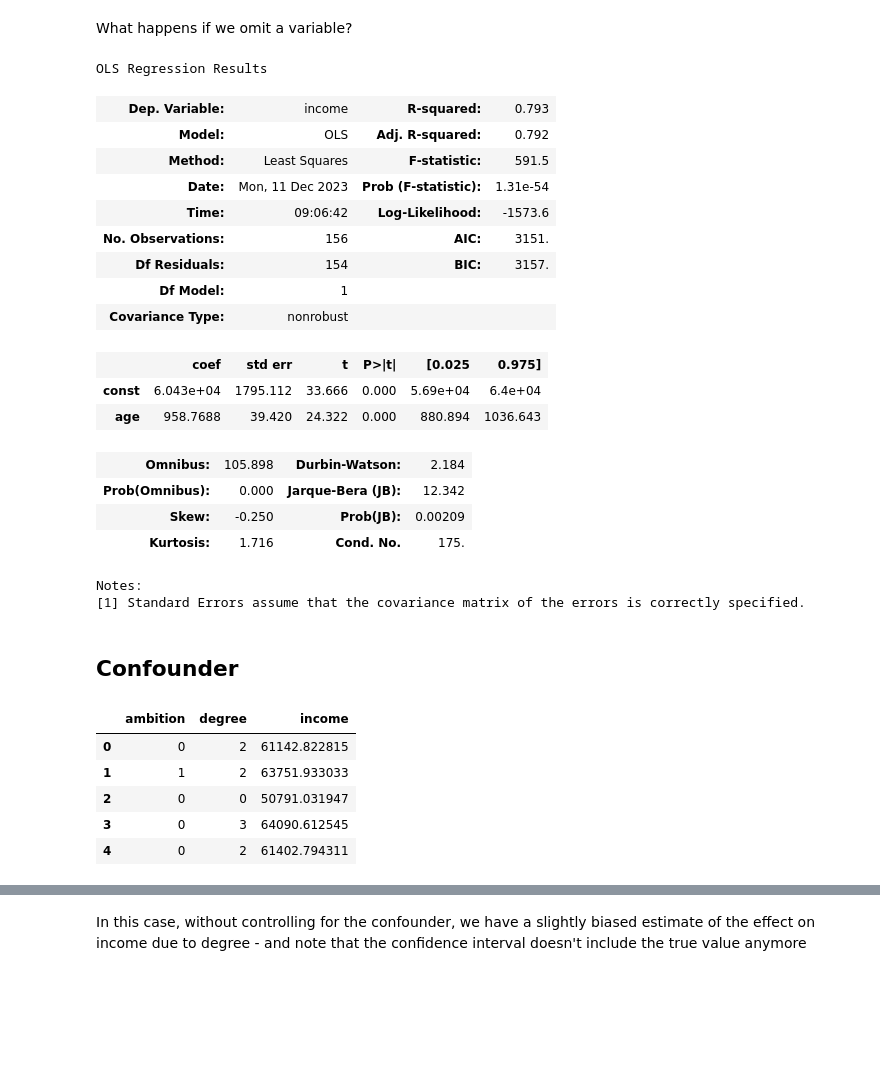
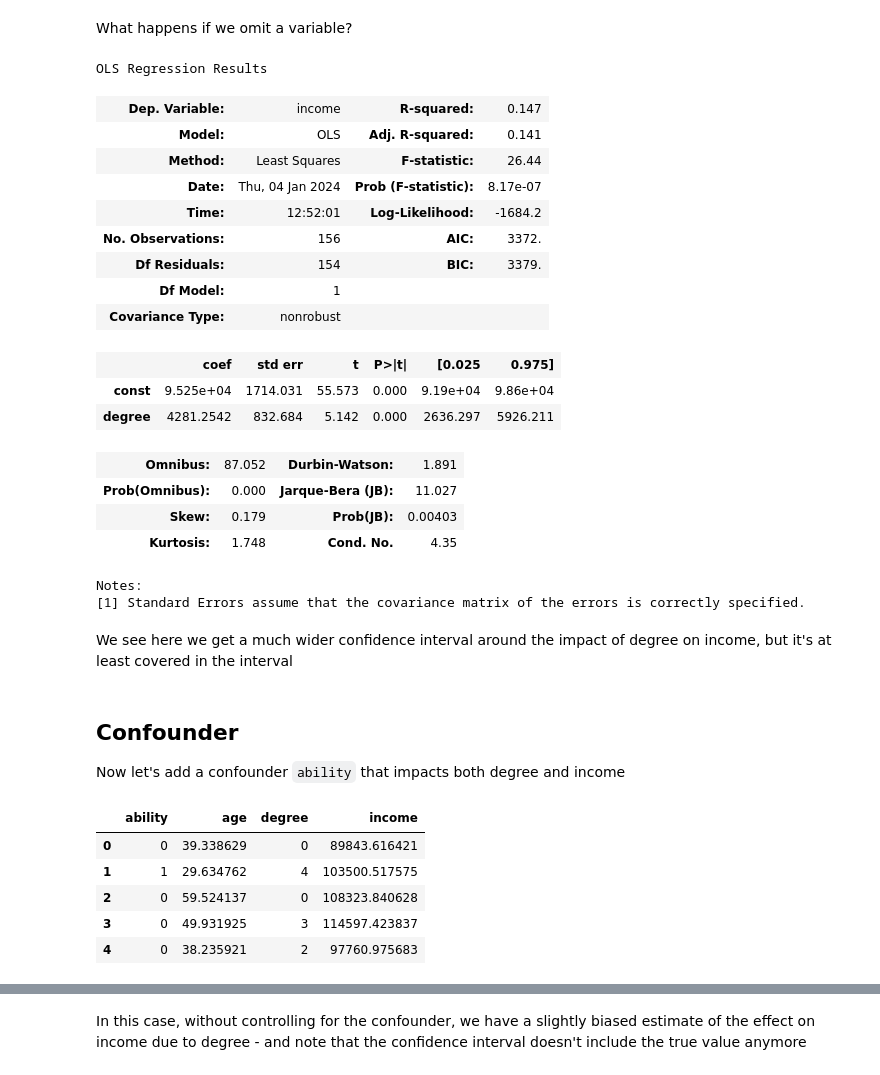
Before and after one commit to banditkings/learning-causal-impact, a Jupyter notebook: notebooks/causal_impact/doubleml.ipynb, the cells around one changed output, grey strips where cells are left out. Drawn from its saved outputs; the diff is of its cells as text; code cells hidden in the pictures; blank space fills up the shorter version.

```diff
--- a/notebooks/causal_impact/doubleml.ipynb
+++ b/notebooks/causal_impact/doubleml.ipynb
@@ -85,7 +85,7 @@ In this simple case there are no confounders and the simulated coefficients are
 What happens if we omit a variable?
 # %%
 # omitted variable
-X = sm.add_constant(df[['age']])
+X = sm.add_constant(df[['degree']])
 y = df['income']
 
 mod = sm.OLS(y, X)
@@ -93,47 +93,52 @@ res = mod.fit()
 res.summary()
 # %% [output]
 OLS Regression Results
-| Dep. Variable: | income | R-squared: | 0.793 |
-| Model: | OLS | Adj. R-squared: | 0.792 |
-| Method: | Least Squares | F-statistic: | 591.5 |
-| Date: | Mon, 11 Dec 2023 | Prob (F-statistic): | 1.31e-54 |
-| Time: | 09:06:42 | Log-Likelihood: | -1573.6 |
-| No. Observations: | 156 | AIC: | 3151. |
-| Df Residuals: | 154 | BIC: | 3157. |
+| Dep. Variable: | income | R-squared: | 0.147 |
+| Model: | OLS | Adj. R-squared: | 0.141 |
+| Method: | Least Squares | F-statistic: | 26.44 |
+| Date: | Thu, 04 Jan 2024 | Prob (F-statistic): | 8.17e-07 |
+| Time: | 12:52:01 | Log-Likelihood: | -1684.2 |
+| No. Observations: | 156 | AIC: | 3372. |
+| Df Residuals: | 154 | BIC: | 3379. |
 | Df Model: | 1 |  |  |
 | Covariance Type: | nonrobust |  |  |
 |  | coef | std err | t | P>|t| | [0.025 | 0.975] |
-| const | 6.043e+04 | 1795.112 | 33.666 | 0.000 | 5.69e+04 | 6.4e+04 |
-| age | 958.7688 | 39.420 | 24.322 | 0.000 | 880.894 | 1036.643 |
+| const | 9.525e+04 | 1714.031 | 55.573 | 0.000 | 9.19e+04 | 9.86e+04 |
+| degree | 4281.2542 | 832.684 | 5.142 | 0.000 | 2636.297 | 5926.211 |
-| Omnibus: | 105.898 | Durbin-Watson: | 2.184 |
-| Prob(Omnibus): | 0.000 | Jarque-Bera (JB): | 12.342 |
-| Skew: | -0.250 | Prob(JB): | 0.00209 |
-| Kurtosis: | 1.716 | Cond. No. | 175. |
+| Omnibus: | 87.052 | Durbin-Watson: | 1.891 |
+| Prob(Omnibus): | 0.000 | Jarque-Bera (JB): | 11.027 |
+| Skew: | 0.179 | Prob(JB): | 0.00403 |
+| Kurtosis: | 1.748 | Cond. No. | 4.35 |
 Notes:
 [1] Standard Errors assume that the covariance matrix of the errors is correctly specified.
-# %% [markdown]
-## Confounder
+# %% [markdown]
+We see here we get a much wider confidence interval around the impact of degree on income, but it's at least covered in the interval
+# %% [markdown]
+## Confounder
+
+Now let's add a confounder `ability` that impacts both degree and income
 # %%
 # Simulate dataset in which a confounder exists
 
 np.random.seed(42)
 
 N = 156 # same as previous
 
 df, g = simulate(
-    ambition = lambda: choice(range(2), N),
-    degree = lambda ambition: choice(range(4), N) + ambition,
-    income = lambda degree, ambition: normal(50000 + (5000 * degree) + (3000 * ambition), 1000)
+    ability = lambda: choice(range(2), N),
+    age = lambda: uniform(25, 65, N),
+    degree = lambda ability: choice(range(4), N) + ability,
+    income = lambda age, degree, ability: normal(50000 + (5000 * degree) + (1000 * age) + (3000 * ability), 1000)
 )
 display(df.head())
 g
 # %% [output]
-|  | ambition | degree | income |
-| 0 | 0 | 2 | 61142.822815 |
-| 1 | 1 | 2 | 63751.933033 |
-| 2 | 0 | 0 | 50791.031947 |
-| 3 | 0 | 3 | 64090.612545 |
-| 4 | 0 | 2 | 61402.794311 |
+|  | ability | age | degree | income |
+| 0 | 0 | 39.338629 | 0 | 89843.616421 |
+| 1 | 1 | 29.634762 | 4 | 103500.517575 |
+| 2 | 0 | 59.524137 | 0 | 108323.840628 |
+| 3 | 0 | 49.931925 | 3 | 114597.423837 |
+| 4 | 0 | 38.235921 | 2 | 97760.975683 |
 [drawing not drawn]
 # %%
 # Using OLS we can control for this confounder:
```
Also changed, not shown: parts of 13 cells of this notebook, 3 other files.
